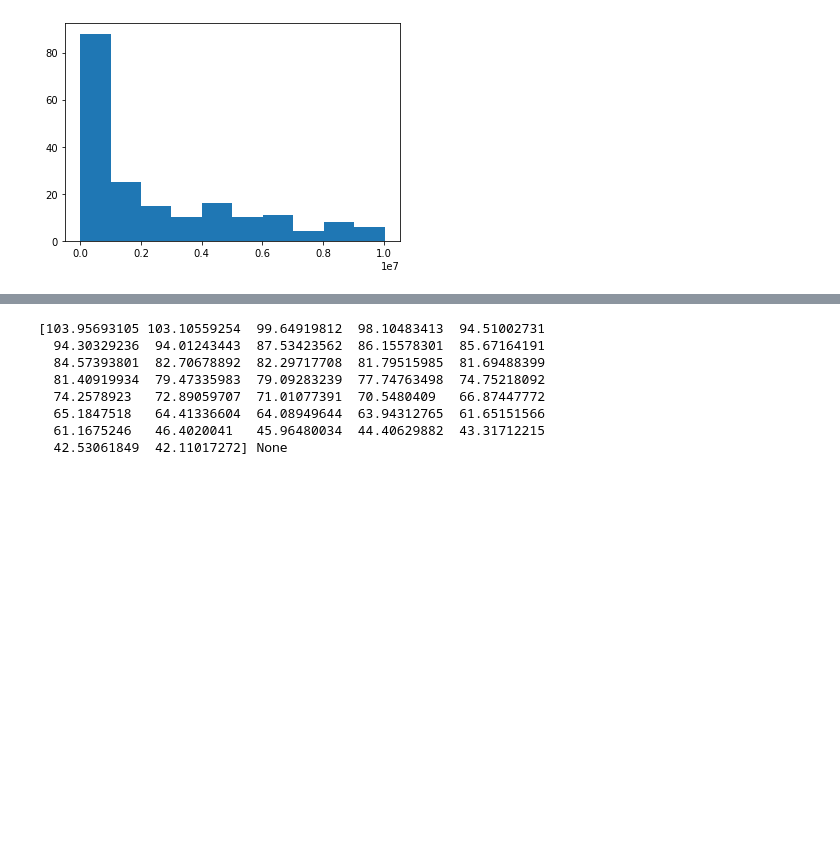
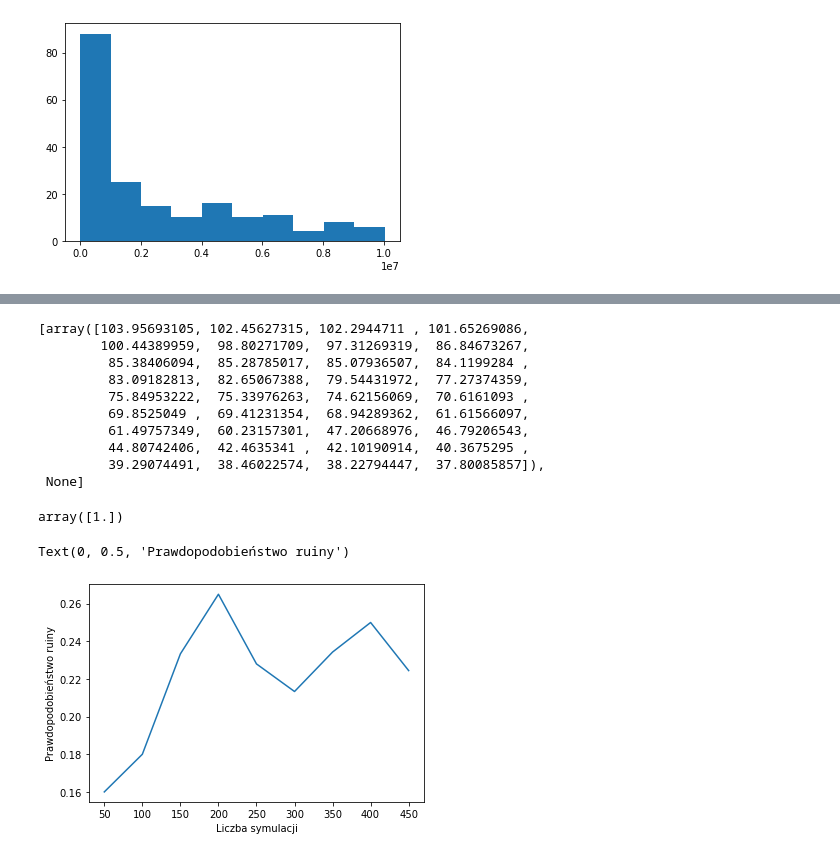
Before and after one commit to ndzadz/mgr, a Jupyter notebook: DataPreparation.ipynb, the cells around one changed output, grey strips where cells are left out. Cells and saved outputs as stored; diff of their text form; code cells hidden in the pictures; blank space fills up the shorter version.

```diff
--- a/DataPreparation.ipynb
+++ b/DataPreparation.ipynb
@@ -151,15 +146,42 @@ def ruin(u, theta, t_max, lambd, distribution, params):
         R = R_temp[0:ruin_time+1]
     else:
         R = R_temp
-    print(R,ruin_time)
+    return([R,ruin_time])
 # %%
 ruin(100,0.2,100,2,"lognorm",[0,1])
 # %% [output]
-[103.95693105 103.10559254  99.64919812  98.10483413  94.51002731
-  94.30329236  94.01243443  87.53423562  86.15578301  85.67164191
-  84.57393801  82.70678892  82.29717708  81.79515985  81.69488399
-  81.40919934  79.47335983  79.09283239  77.74763498  74.75218092
-  74.2578923   72.89059707  71.01077391  70.5480409   66.87447772
-  65.1847518   64.41336604  64.08949644  63.94312765  61.65151566
-  61.1675246   46.4020041   45.96480034  44.40629882  43.31712215
-  42.53061849  42.11017272] None
+[array([103.95693105, 102.45627315, 102.2944711 , 101.65269086,
+        100.44389959,  98.80271709,  97.31269319,  86.84673267,
+         85.38406094,  85.28785017,  85.07936507,  84.1199284 ,
+         83.09182813,  82.65067388,  79.54431972,  77.27374359,
+         75.84953222,  75.33976263,  74.62156069,  70.6161093 ,
+         69.8525049 ,  69.41231354,  68.94289362,  61.61566097,
+         61.49757349,  60.23157301,  47.20668976,  46.79206543,
+         44.80742406,  42.4635341 ,  42.10190914,  40.3675295 ,
+         39.29074491,  38.46022574,  38.22794447,  37.80085857]),
+ None]
+# %%
+def ruin_simulations(n, u, theta, t_max, lambd, distribution, params):
+    S = 0
+    for i in range(n):
+        if ruin(u, theta, t_max, lambd, distribution, params)[1] != None:
+            S += 1
+    return(S/n)
+# %%
+p = np.empty(0)
+p =np.insert(p,0,1)
+p
+# %% [output]
+array([1.])
+# %%
+p = np.empty(0)
+for n in range(50,5000,50):
+    p = np.insert(p,len(p),ruin_simulations(n,10,0.2,10,1,"lognorm",[0,1]))
+# %%
+fig, ax = plt.subplots(1, 1)
+ax.plot(range(50,500,50),p)
+plt.xlabel("Liczba symulacji")
+plt.ylabel("Prawdopodobieństwo ruiny")
+# %% [output]
+Text(0, 0.5, 'Prawdopodobieństwo ruiny')
+[figure, added]
```
Also changed, not shown: parts of 3 cells of this notebook.
